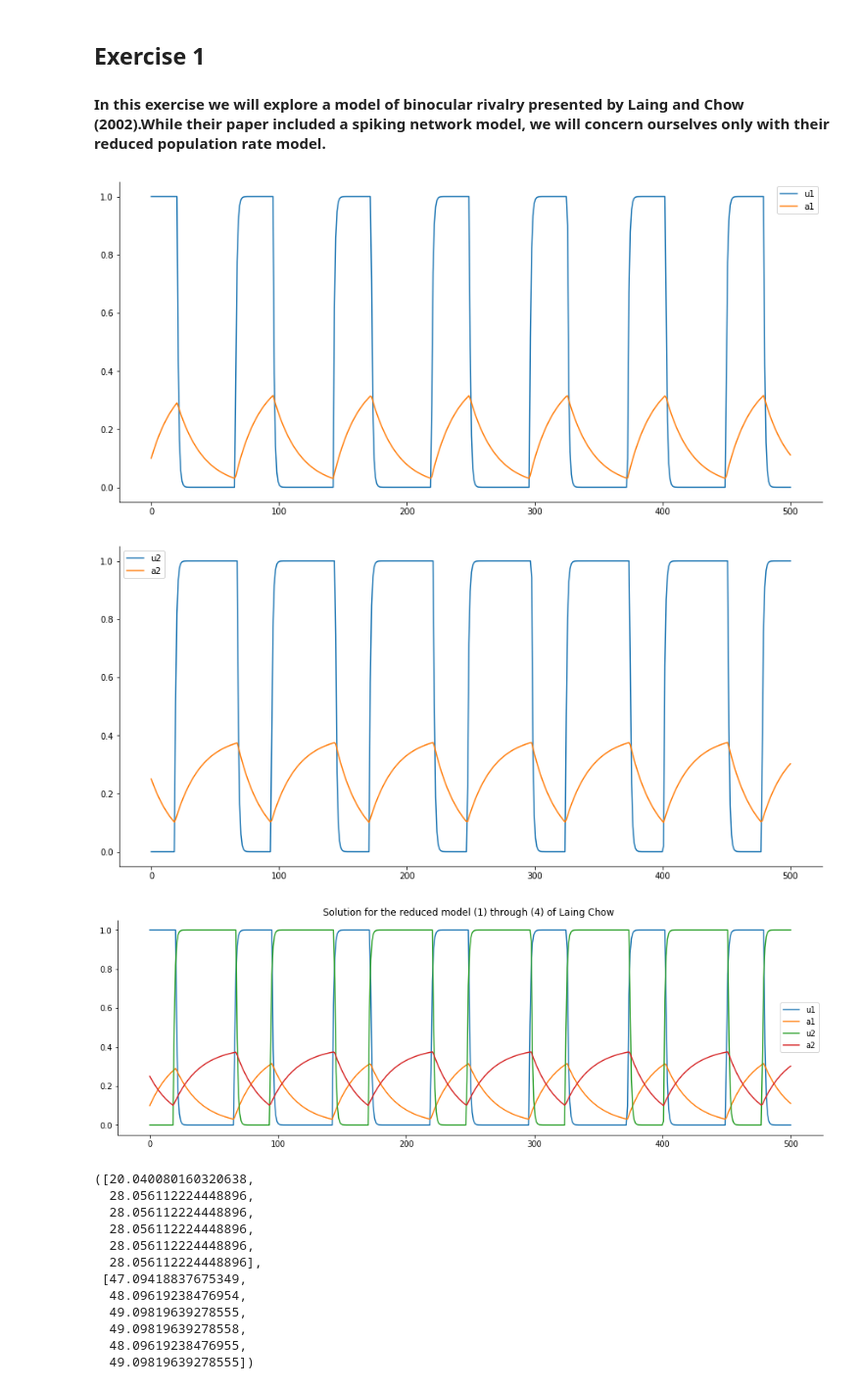
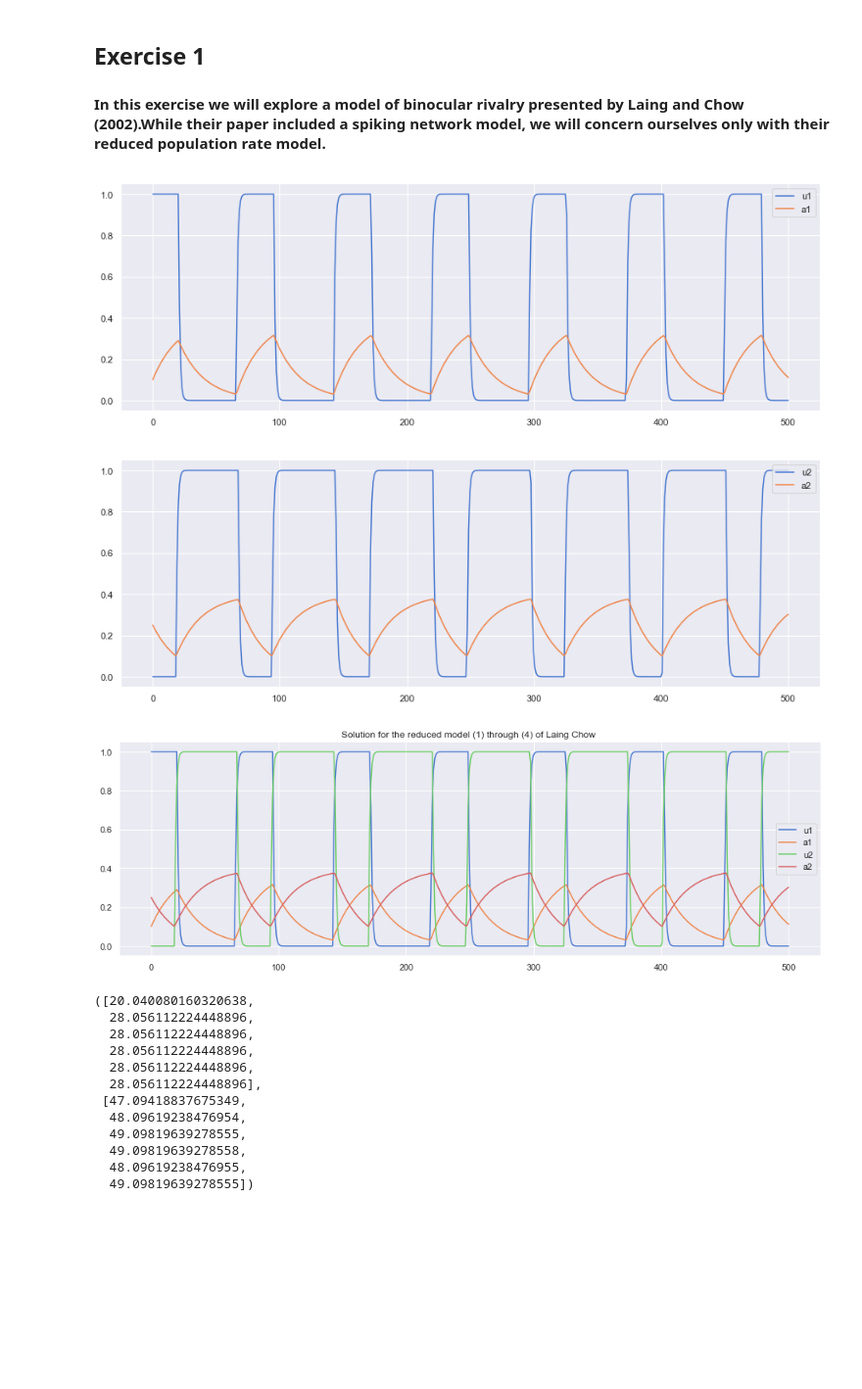
Before and after one commit to lauralopezgaldo/finalproject, a Jupyter notebook: PerceptualBistability.ipynb, the cells around one changed output. Shown at 98% size. Drawn from its saved outputs; the diff is of its cells as text; code cells hidden in the pictures; blank space fills up the shorter version.

```diff
--- a/PerceptualBistability.ipynb
+++ b/PerceptualBistability.ipynb
@@ -6,6 +6,8 @@ import numpy as np
 from scipy.integrate import odeint
 import matplotlib.pyplot as plt
 import seaborn as sns
+sns.set()
+sns.set_palette("muted")
 # %% [markdown]
 ## Exercise 1
 #### In this exercise we will explore a model of binocular rivalry presented by Laing and Chow (2002).While their paper included a spiking network model, we will concern ourselves only with their reduced population rate model.
@@ -23,41 +25,39 @@ I = (I1,I2) # Istimulus vector
 def laing_chow(x0, t, I1, I2) :
     """This function takes as inputs the initial values, a time vector and 2 Istimulus arguments
     and evaluates the four ODE's of Laing Chow 2002. The return of this function is a list with
     the same number of elements as functions (4 in this case) with the evaluation of every function
     for the determined inputs.
     """
 
     alpha = 0.2;
     beta = 0.4;
     phi = 0.4;
     tau = 20;
     g1 = 1;
     g2 = 1;
     u1, a1, u2, a2 = x0
     du1dt = - u1 + np.heaviside(alpha*u1*g1 - beta*u2*g2 - a1 + I1,0)
     du2dt = - u2 + np.heaviside(alpha*u2*g2 - beta*u1*g1 - a2 + I2,0)
     da1dt = (1/tau)* (-a1 + phi*np.heaviside(alpha*u1*g1 - beta*u2*g2 - a1 + I1,0))
     da2dt = (1/tau)* (-a2 + phi*np.heaviside(alpha*u2*g2 - beta*u1*g1 - a2 + I2,0))
     y = [du1dt, da1dt, du2dt, da2dt]
     #It is very important to keep the order of the equations with the initial values for each one
     return y
 
 sol = odeint(laing_chow, x_0, t, args=(I1,I2))
 u1 = sol[:,0]; a1 = sol[:,1]; u2 = sol[:,2]; a2 = sol[:,3]
 
-plt.figure(figsize=(15,7))
+plt.figure(figsize=(15,5))
 plt.plot(t,sol[:,0],label='u1')
 plt.plot(t,sol[:,1],label='a1')
-plt.legend()
-sns.despine();
-plt.figure(figsize=(15,7))
+plt.legend(loc=1); sns.despine();
+plt.figure(figsize=(15,5))
 plt.plot(t,sol[:,2],label='u2')
 plt.plot(t,sol[:,3],label='a2')
-plt.legend()
-sns.despine();
+plt.legend(loc=1); sns.despine();
 # %% [output]
-[figure, old version]
+[figure, new version]
-[figure, old version]
+[figure, new version]
 # %%
 plt.figure(figsize=(16,5))
 plt.title('Solution for the reduced model (1) through (4) of Laing Chow ')
@@ -67,7 +67,7 @@ plt.plot(t,sol[:,2],label='u2')
 plt.plot(t,sol[:,3],label='a2')
 plt.legend();sns.despine();
 # %% [output]
-[figure, old version]
+[figure, new version]
 # %%
 #Population active if u1 > u2
 x1 = u1 > u2; #p1 is active when x1 = 1
```
Also changed, not shown: parts of 9 cells of this notebook.
